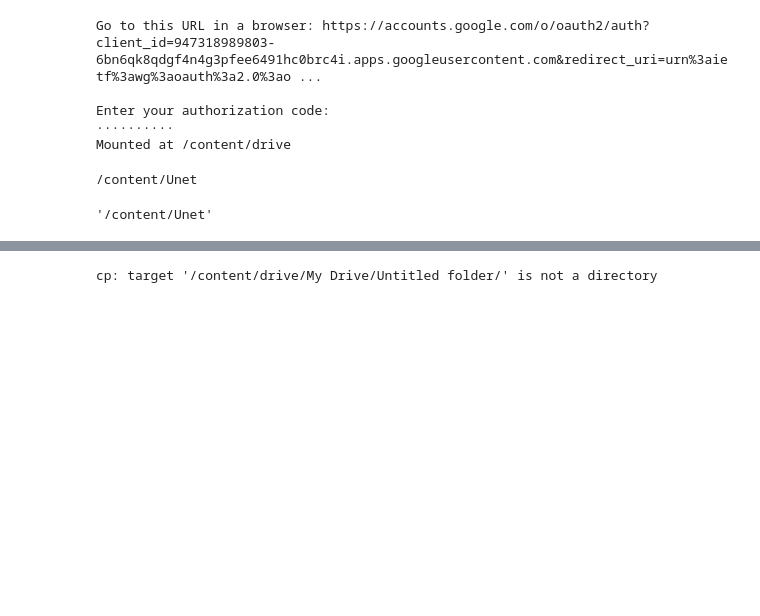
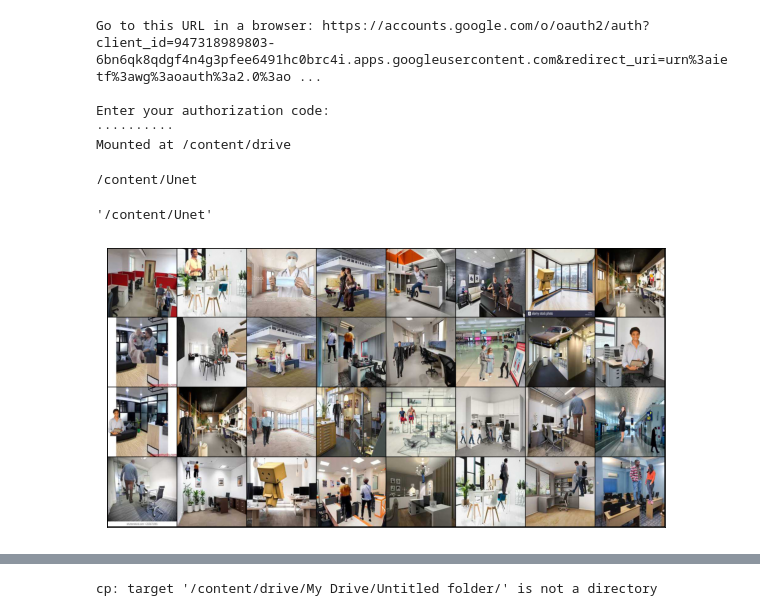
Before and after one commit to roshantac/EVA4, a Jupyter notebook: Assignment15/B/BothFinal.ipynb, the cells around one changed output, grey strips where cells are left out. Cells and saved outputs as stored; diff of their text form; code cells hidden in the pictures; blank space fills up the shorter version.

```diff
--- a/Assignment15/B/BothFinal.ipynb
+++ b/Assignment15/B/BothFinal.ipynb
@@ -80,7 +85,7 @@ def getData(root,batch_size ,val_percent):
     n_train = len(dataset) - n_val
     train, val = random_split(dataset, [n_train, n_val])
     train_loader = DataLoader(train, batch_size=batch_size, shuffle=True, num_workers=8, pin_memory=True)
-    val_loader = DataLoader(val, batch_size=batch_size, shuffle=False, num_workers=8, pin_memory=True, drop_last=True)
+    val_loader = DataLoader(val, batch_size=batch_size, shuffle=True, num_workers=8, pin_memory=True, drop_last=True)
     return train_loader,val_loader
 
-trainLoader, testLoader = getData(root,8,0.99)
+trainLoader, testLoader = getData(root,32,0.9)
@@ -90,0 +112,6 @@ print(d)
+# %%
+sample = next(iter(testLoader))
+# %%
+show(sample['fgbg'], nrow=8)
+# %% [output]
+[figure, added]
```
Also changed, not shown: parts of 27 cells of this notebook.
